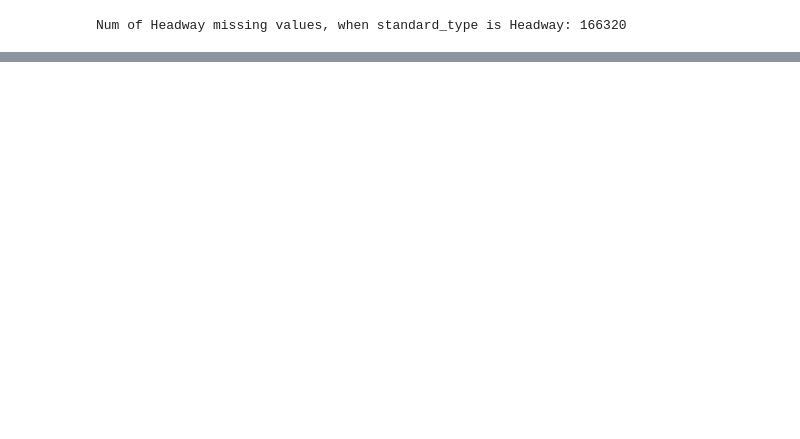
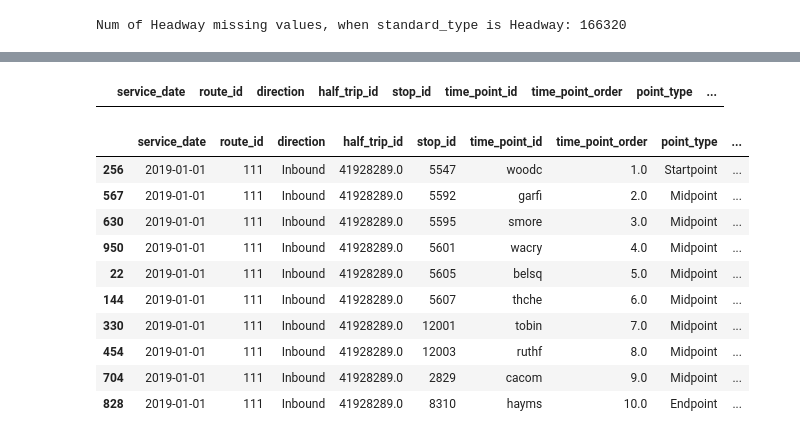
Before and after one commit to BU-Spark/ds-wgbh-bus-equity, a Jupyter notebook: notebooks/arrdep_data_cleaning.ipynb, the cells around one changed output, grey strips where cells are left out. Saved outputs shown, nothing was run; the diff lists cells and outputs as text; code cells hidden in the pictures; blank space fills up the shorter version.

```diff
--- a/notebooks/arrdep_data_cleaning.ipynb
+++ b/notebooks/arrdep_data_cleaning.ipynb
@@ -138,0 +140,6 @@ def clean_data(df):
+# %%
+data = pd.read_csv("./old_version//cleaned_2019-01-03_data.csv")
+# %%
+data.iloc[:10000 :].query("route_id == '111'").sort_values(["service_date", "route_id", "direction", "time_point_order", "stop_id", "scheduled"]).to_csv("test2.csv", index = False)
+# %% [output]
+|  | service_date | route_id | direction | half_trip_id | stop_id | time_point_id | time_point_order | point_type | ... |
@@ -138,0 +154,14 @@ def clean_data(df):
+# %%
+data.query("half_trip_id == 41928289.0").sort_values("time_point_order")
+# %% [output]
+|  | service_date | route_id | direction | half_trip_id | stop_id | time_point_id | time_point_order | point_type | ... |
+| 256 | 2019-01-01 | 111 | Inbound | 41928289.0 | 5547 | woodc | 1.0 | Startpoint | ... |
+| 567 | 2019-01-01 | 111 | Inbound | 41928289.0 | 5592 | garfi | 2.0 | Midpoint | ... |
+| 630 | 2019-01-01 | 111 | Inbound | 41928289.0 | 5595 | smore | 3.0 | Midpoint | ... |
+| 950 | 2019-01-01 | 111 | Inbound | 41928289.0 | 5601 | wacry | 4.0 | Midpoint | ... |
+| 22 | 2019-01-01 | 111 | Inbound | 41928289.0 | 5605 | belsq | 5.0 | Midpoint | ... |
+| 144 | 2019-01-01 | 111 | Inbound | 41928289.0 | 5607 | thche | 6.0 | Midpoint | ... |
+| 330 | 2019-01-01 | 111 | Inbound | 41928289.0 | 12001 | tobin | 7.0 | Midpoint | ... |
+| 454 | 2019-01-01 | 111 | Inbound | 41928289.0 | 12003 | ruthf | 8.0 | Midpoint | ... |
+| 704 | 2019-01-01 | 111 | Inbound | 41928289.0 | 2829 | cacom | 9.0 | Midpoint | ... |
+| 828 | 2019-01-01 | 111 | Inbound | 41928289.0 | 8310 | hayms | 10.0 | Endpoint | ... |
```
Also changed, not shown: parts of 34 cells of this notebook, 2 other files.
